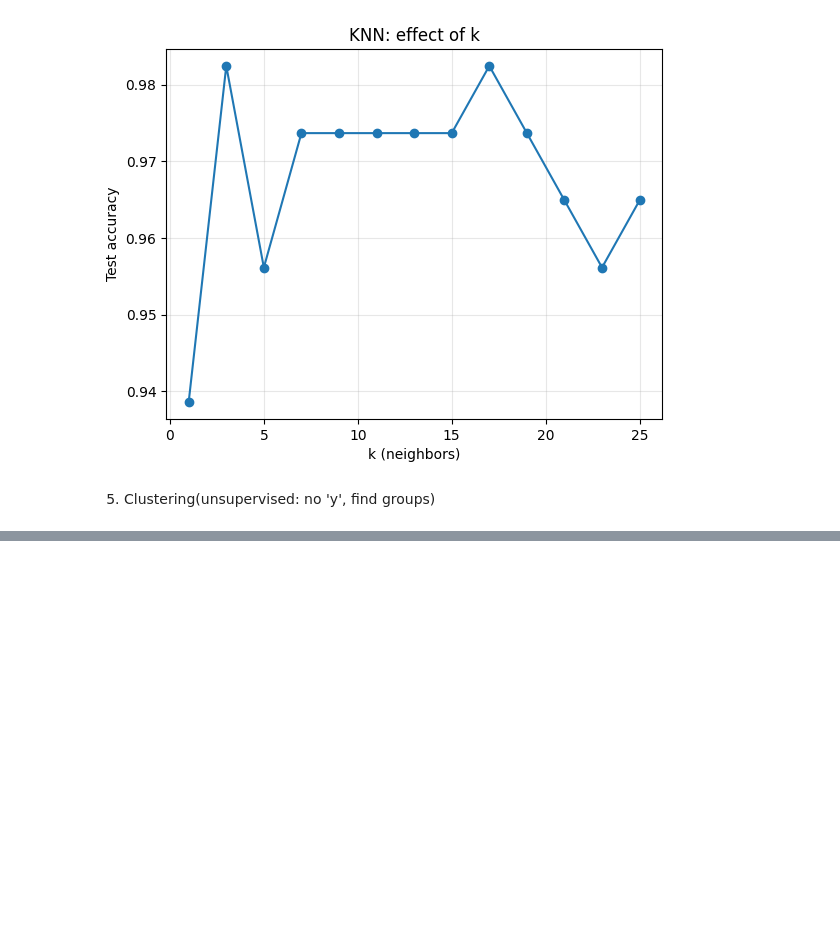
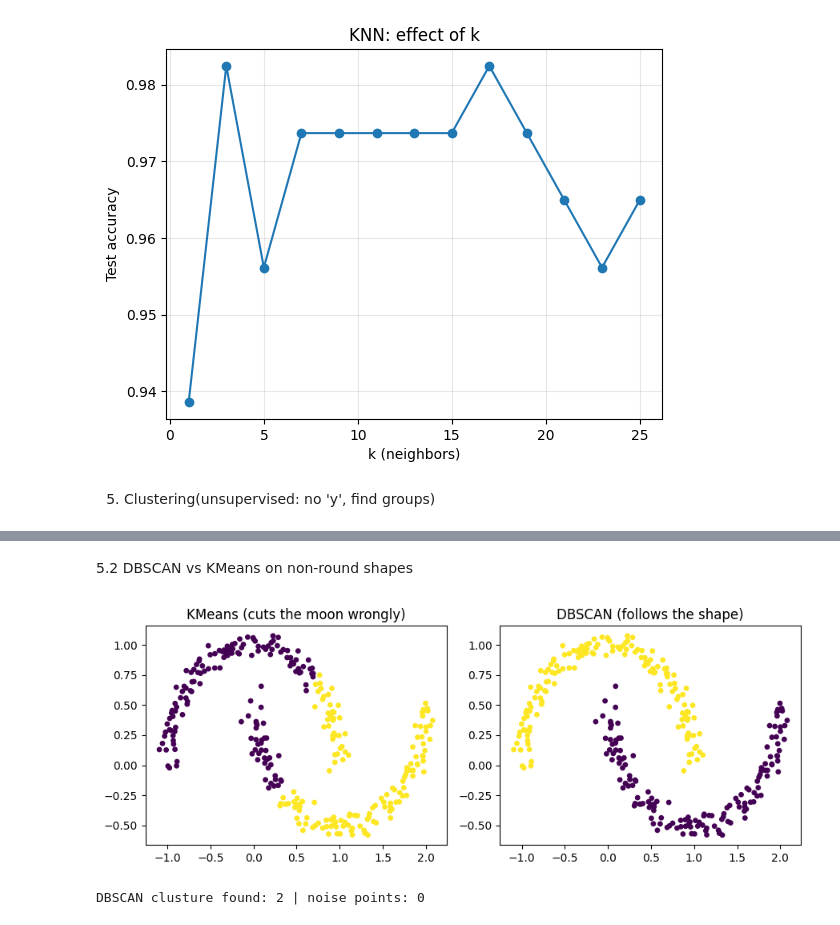
Before and after one commit to MoghalPathan/Scikit-learn, a Jupyter notebook: scikit-learn.ipynb, the cells around one changed output, grey strips where cells are left out. Saved outputs shown, nothing was run; the diff lists cells and outputs as text; code cells hidden in the pictures; blank space fills up the shorter version.

```diff
--- a/scikit-learn.ipynb
+++ b/scikit-learn.ipynb
@@ -367,0 +401,19 @@ plt.show()
+# %% [markdown]
+5.2 DBSCAN vs KMeans on non-round shapes
+# %%
+xm, _ = make_moons(n_samples=300, noise=0.06, random_state=1)
+
+km_labels = KMeans(n_clusters=2, n_init=10, random_state=1).fit_predict(xm)
+db_labels = DBSCAN(eps=0.2, min_samples=5).fit_predict(xm)
+
+fig, ax = plt.subplots(1,2, figsize=(9, 3.5))
+ax[0].scatter(xm[:, 0], xm[:, 1], c=km_labels, s=15)
+ax[0].set_title("KMeans (cuts the moon wrongly)")
+ax[1].scatter(xm[:, 0], xm[:, 1], c=db_labels, s=15)
+ax[1].set_title("DBSCAN (follows the shape)")
+plt.tight_layout()
+plt.show()
+print("DBSCAN clusture found:", len(set(db_labels) - {-1}), "| noise points:", (db_labels == -1).sum())
+# %% [output]
+[figure, added]
+DBSCAN clusture found: 2 | noise points: 0
```
Also changed, not shown: parts of 11 cells of this notebook.
